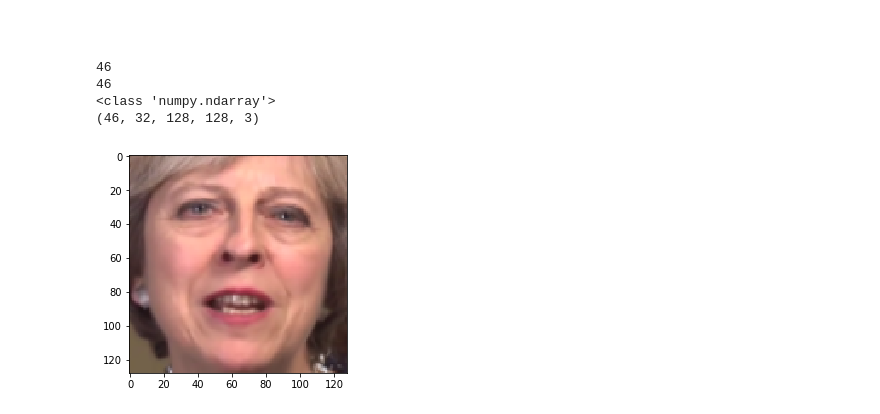
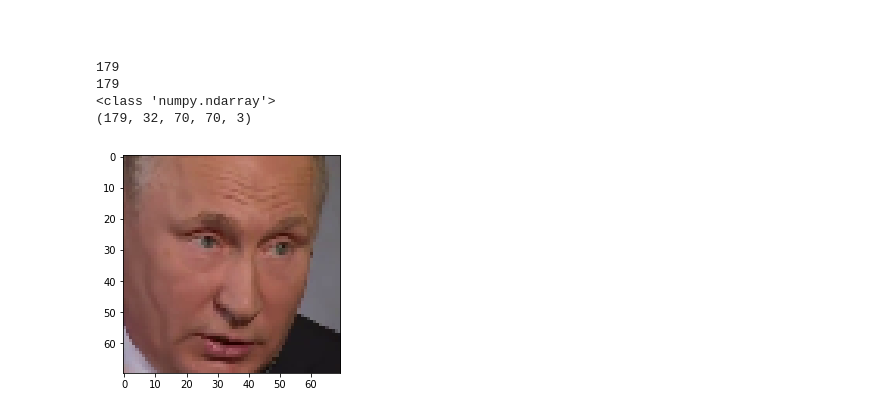
Before and after one commit to agarwalShruti15/cs282, a Jupyter notebook: models/raw_pixels/cs282-raw_pixels_video_speaker_identification.ipynb, the cells around one changed output. Cells and saved outputs as stored; diff of their text form; code cells hidden in the pictures.

Commit message:
baseline training

```diff
--- a/models/raw_pixels/cs282-raw_pixels_video_speaker_identification.ipynb
+++ b/models/raw_pixels/cs282-raw_pixels_video_speaker_identification.ipynb
@@ -11,7 +11,7 @@ import glob
 import matplotlib.pyplot as plt
 import matplotlib.image as mpimg
 # %%
-path='/Users/dsrincon/Dropbox/Personal/EDU/Posgrado/masters_usa/MIMS/2019-I/cs282_deep_neural_networks/assignments/project/cs282/models/raw_pixels/test_vid/batch_1_of_1.tfrecords'
+path='/home/ubuntu/fakebusters/data/train/tf_records/putin/batch_1_of_1.tfrecords'
 filenames=[path]
 n_frames=32
 num,videos=get_number_of_records(filenames, n_frames)
@@ -21,12 +21,12 @@ print(len(videos))
 print(type(videos[0]))
 print(np.array(videos).shape)
 # %% [output]
-46
-46
+179
+179
 <class 'numpy.ndarray'>
-(46, 32, 128, 128, 3)
+(179, 32, 70, 70, 3)
 # %%
-plt.imshow(videos[5][30])
+plt.imshow(videos[60][30])
 plt.show()
 # %% [output]
-[figure, old version]
+[figure, new version]
```
Also changed, not shown: 3 other files.
